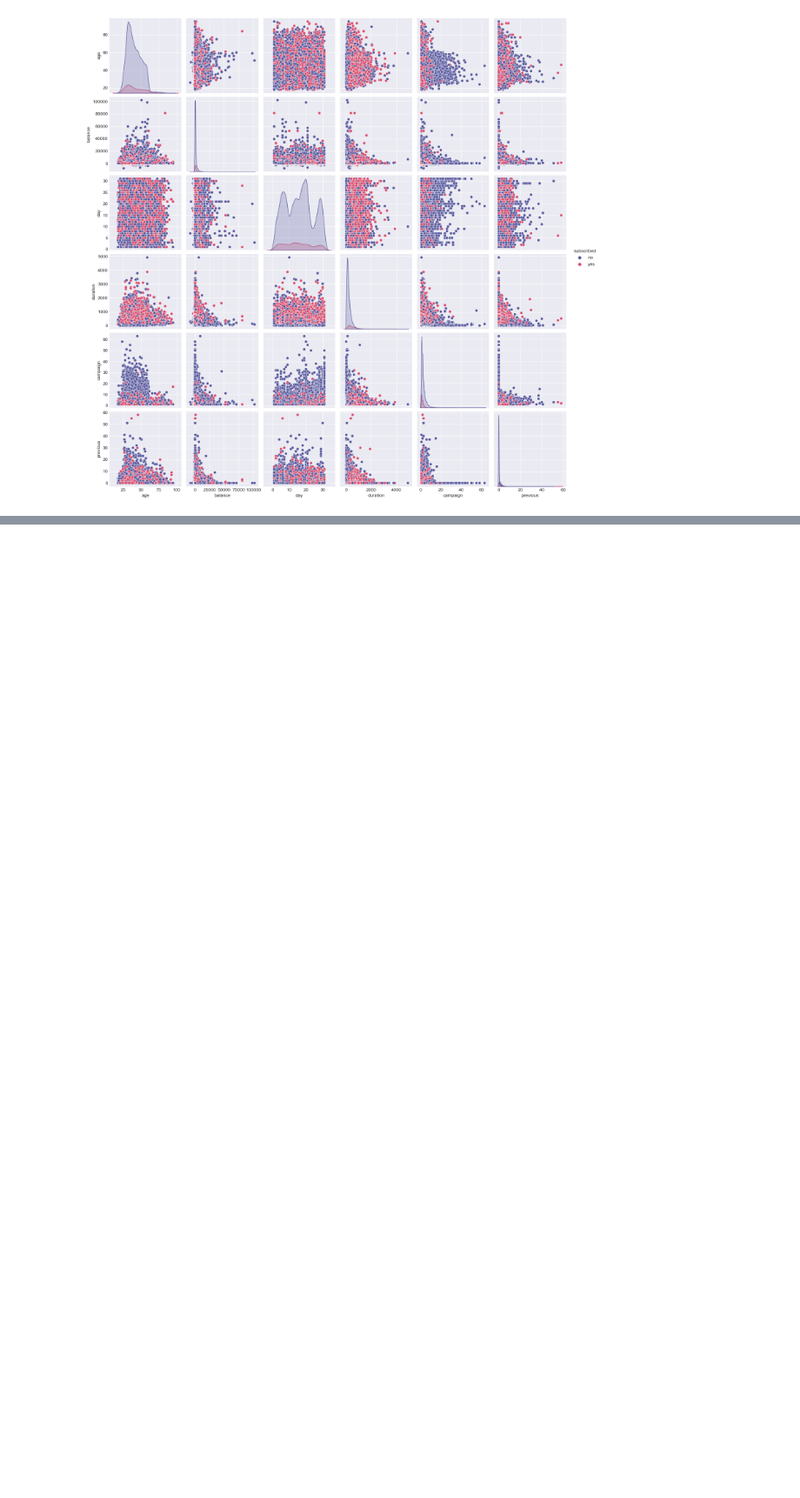
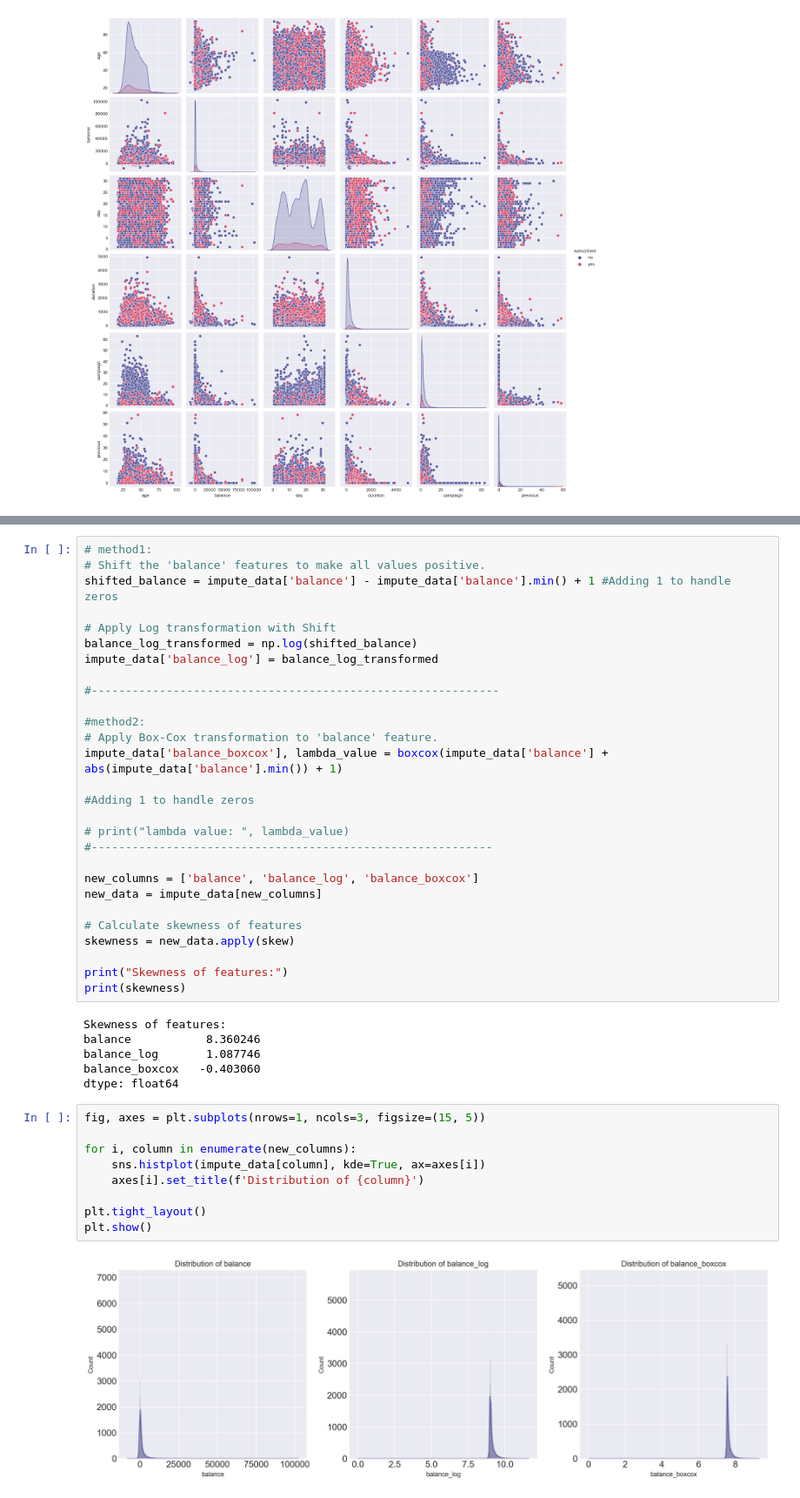
Before and after one commit to Maullin1996/python_data_cience, a Jupyter notebook: bank_Marketing.ipynb, the cells around one changed output, grey strips where cells are left out. Shown at 87% size. Cells and saved outputs as stored; diff of their text form; blank space fills up the shorter version.

```diff
--- a/bank_Marketing.ipynb
+++ b/bank_Marketing.ipynb
@@ -1160,0 +1303,45 @@ sns.pairplot(
+# %%
+# method1:
+# Shift the 'balance' features to make all values positive.
+shifted_balance = impute_data['balance'] - impute_data['balance'].min() + 1 #Adding 1 to handle zeros
+
+# Apply Log transformation with Shift
+balance_log_transformed = np.log(shifted_balance)
+impute_data['balance_log'] = balance_log_transformed
+
+#------------------------------------------------------------
+
+#method2:
+# Apply Box-Cox transformation to 'balance' feature.
+impute_data['balance_boxcox'], lambda_value = boxcox(impute_data['balance'] + abs(impute_data['balance'].min()) + 1)
+
+#Adding 1 to handle zeros
+
+# print("lambda value: ", lambda_value)
+#-----------------------------------------------------------
+
+new_columns = ['balance', 'balance_log', 'balance_boxcox']
+new_data = impute_data[new_columns]
+
+# Calculate skewness of features
+skewness = new_data.apply(skew)
+
+print("Skewness of features:")
+print(skewness)
+# %% [output]
+Skewness of features:
+balance           8.360246
+balance_log       1.087746
+balance_boxcox   -0.403060
+dtype: float64
+# %%
+fig, axes = plt.subplots(nrows=1, ncols=3, figsize=(15, 5))
+
+for i, column in enumerate(new_columns):
+    sns.histplot(impute_data[column], kde=True, ax=axes[i])
+    axes[i].set_title(f'Distribution of {column}')
+
+plt.tight_layout()
+plt.show()
+# %% [output]
+[figure, added]
```
Also changed, not shown: parts of 17 cells of this notebook.
